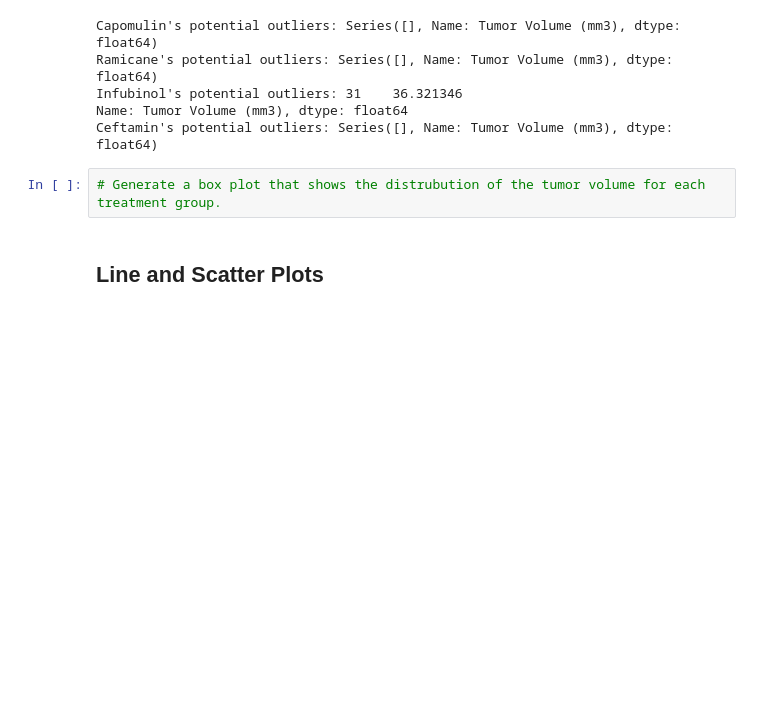
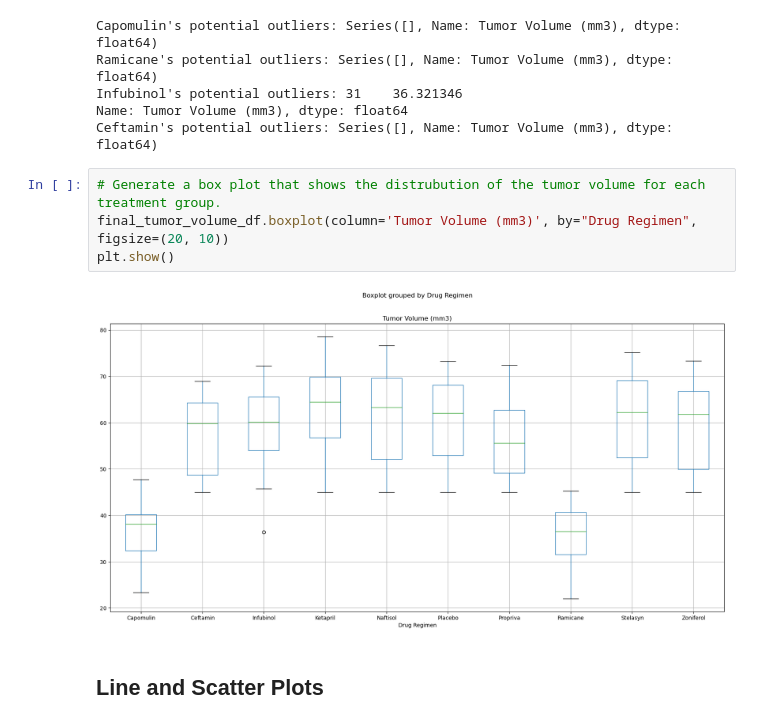
Before and after one commit to jalainep/Module-Five, a Jupyter notebook: Starter_Code/Pymaceuticals/pymaceuticals_starter.ipynb, the cells around one changed output. Drawn from its saved outputs; the diff is of its cells as text; blank space fills up the shorter version.

Commit message:
Boxplot added

```diff
--- a/Starter_Code/Pymaceuticals/pymaceuticals_starter.ipynb
+++ b/Starter_Code/Pymaceuticals/pymaceuticals_starter.ipynb
@@ -291,6 +291,10 @@ Name: Tumor Volume (mm3), dtype: float64
 Ceftamin's potential outliers: Series([], Name: Tumor Volume (mm3), dtype: float64)
 # %%
 # Generate a box plot that shows the distrubution of the tumor volume for each treatment group.
+final_tumor_volume_df.boxplot(column='Tumor Volume (mm3)', by="Drug Regimen", figsize=(20, 10))
+plt.show()
+# %% [output]
+[figure, added]
 # %% [markdown]
 ## Line and Scatter Plots
 # %%
```
